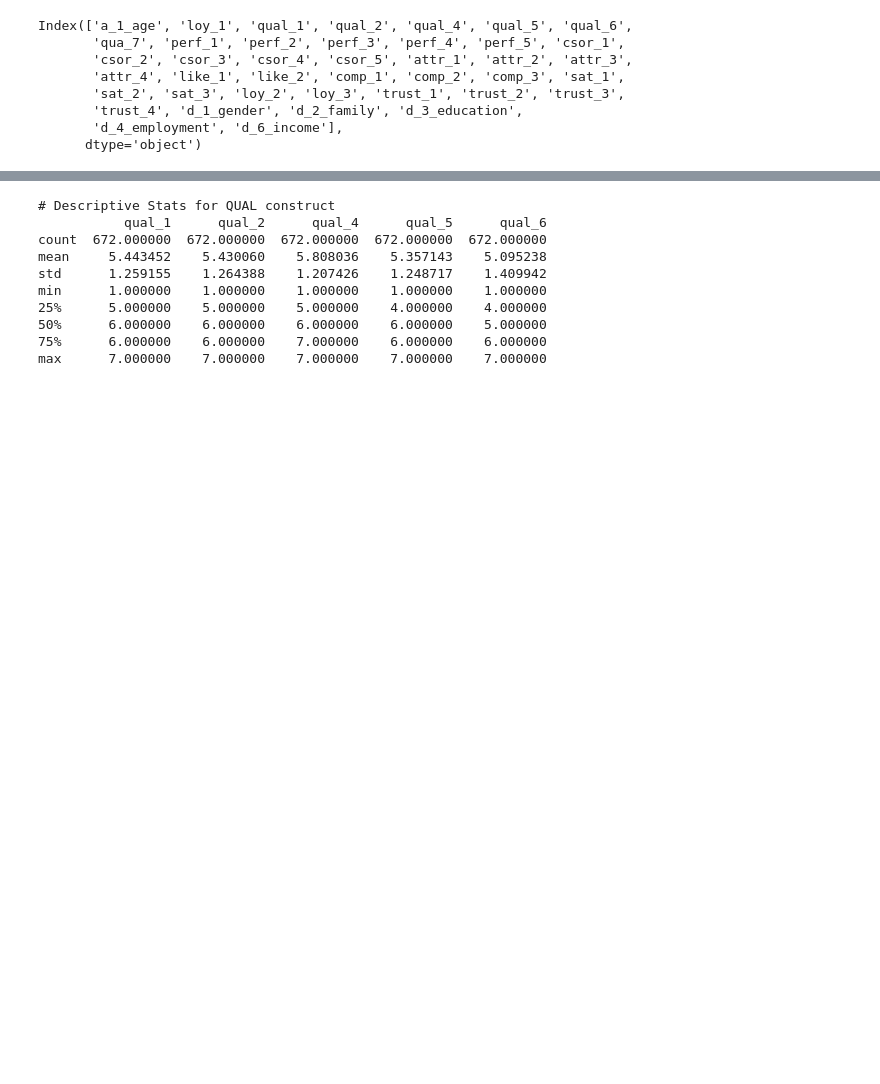
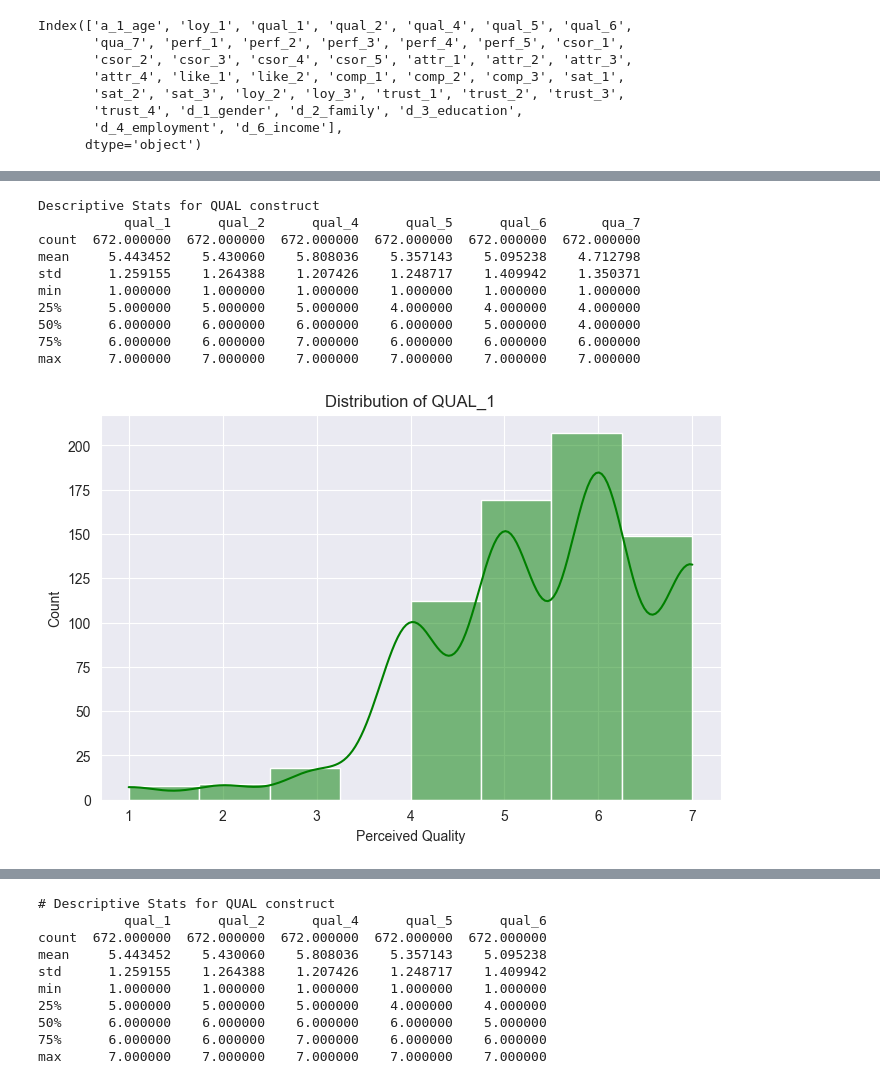
Before and after one commit to Emigbanam/Bank-customer-survey-eda, a Jupyter notebook: Bank Customer Survey - EDA.ipynb, the cells around one changed output, grey strips where cells are left out. Cells and saved outputs as stored; diff of their text form; code cells hidden in the pictures; blank space fills up the shorter version.

```diff
--- a/Bank Customer Survey - EDA.ipynb
+++ b/Bank Customer Survey - EDA.ipynb
@@ -396,0 +412,20 @@ Index(['a_1_age', 'loy_1', 'qual_1', 'qual_2', 'qual_4', 'qual_5', 'qual_6',
+# %%
+# Distribution plot for qual_1
+plt.figure(figsize=(8,5))
+sns.histplot(bank_df['qual_1'], bins=8, kde=True, color='green')
+plt.title("Distribution of QUAL_1")
+plt.xlabel('Perceived Quality')
+plt.ylabel('Count')
+plt.show()
+# %% [output]
+Descriptive Stats for QUAL construct
+           qual_1      qual_2      qual_4      qual_5      qual_6       qua_7
+count  672.000000  672.000000  672.000000  672.000000  672.000000  672.000000
+mean     5.443452    5.430060    5.808036    5.357143    5.095238    4.712798
+std      1.259155    1.264388    1.207426    1.248717    1.409942    1.350371
+min      1.000000    1.000000    1.000000    1.000000    1.000000    1.000000
+25%      5.000000    5.000000    5.000000    4.000000    4.000000    4.000000
+50%      6.000000    6.000000    6.000000    6.000000    5.000000    4.000000
+75%      6.000000    6.000000    7.000000    6.000000    6.000000    6.000000
+max      7.000000    7.000000    7.000000    7.000000    7.000000    7.000000
+[figure, added]
```
Also changed, not shown: parts of 5 cells of this notebook.
